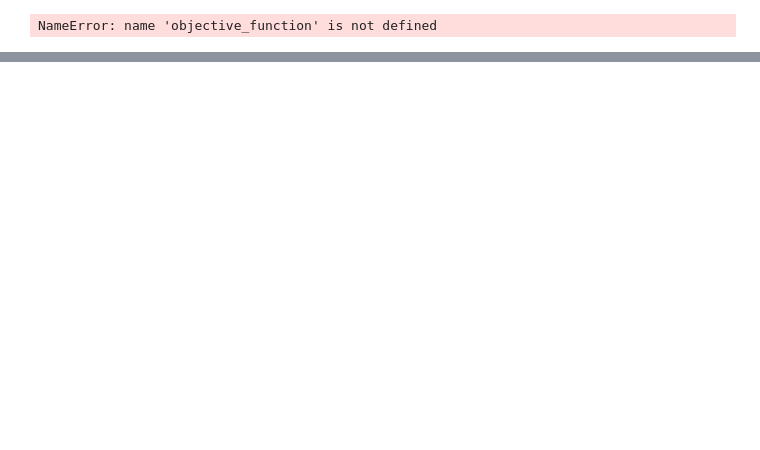
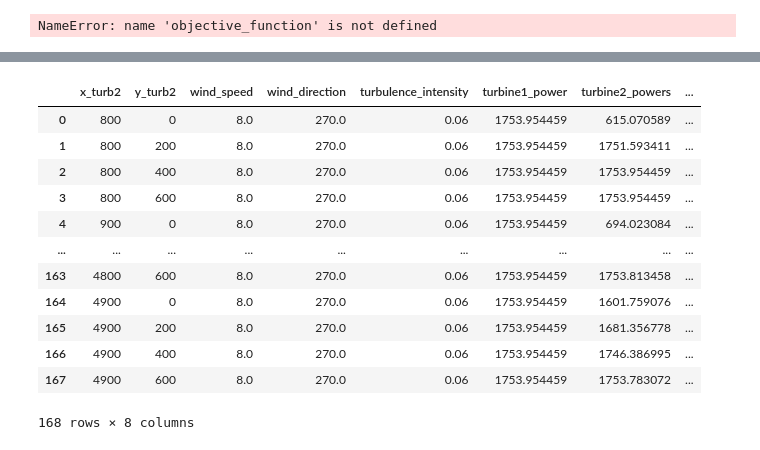
Before and after one commit to schmeti/uc3m_TFM_wind_farm_optimization_codebase, a Jupyter notebook: Windfarm_power_modelling/src/modelling_two_turbines.ipynb, the cells around one changed output, grey strips where cells are left out. Cells and saved outputs as stored; diff of their text form; code cells hidden in the pictures; blank space fills up the shorter version.

```diff
--- a/Windfarm_power_modelling/modelling_two_turbines.ipynb
+++ b/Windfarm_power_modelling/src/modelling_two_turbines.ipynb
@@ -391,0 +531,16 @@ print(f"Optimized farm power: {optimized_farm_power[0]}")
+# %%
+data
+# %% [output]
+|  | x_turb2 | y_turb2 | wind_speed | wind_direction | turbulence_intensity | turbine1_power | turbine2_powers | ... |
+| 0 | 800 | 0 | 8.0 | 270.0 | 0.06 | 1753.954459 | 615.070589 | ... |
+| 1 | 800 | 200 | 8.0 | 270.0 | 0.06 | 1753.954459 | 1751.593411 | ... |
+| 2 | 800 | 400 | 8.0 | 270.0 | 0.06 | 1753.954459 | 1753.954459 | ... |
+| 3 | 800 | 600 | 8.0 | 270.0 | 0.06 | 1753.954459 | 1753.954459 | ... |
+| 4 | 900 | 0 | 8.0 | 270.0 | 0.06 | 1753.954459 | 694.023084 | ... |
+| ... | ... | ... | ... | ... | ... | ... | ... | ... |
+| 163 | 4800 | 600 | 8.0 | 270.0 | 0.06 | 1753.954459 | 1753.813458 | ... |
+| 164 | 4900 | 0 | 8.0 | 270.0 | 0.06 | 1753.954459 | 1601.759076 | ... |
+| 165 | 4900 | 200 | 8.0 | 270.0 | 0.06 | 1753.954459 | 1681.356778 | ... |
+| 166 | 4900 | 400 | 8.0 | 270.0 | 0.06 | 1753.954459 | 1746.386995 | ... |
+| 167 | 4900 | 600 | 8.0 | 270.0 | 0.06 | 1753.954459 | 1753.783072 | ... |
+168 rows × 8 columns
```
Also changed, not shown: parts of 5 cells of this notebook, 1 other file.
